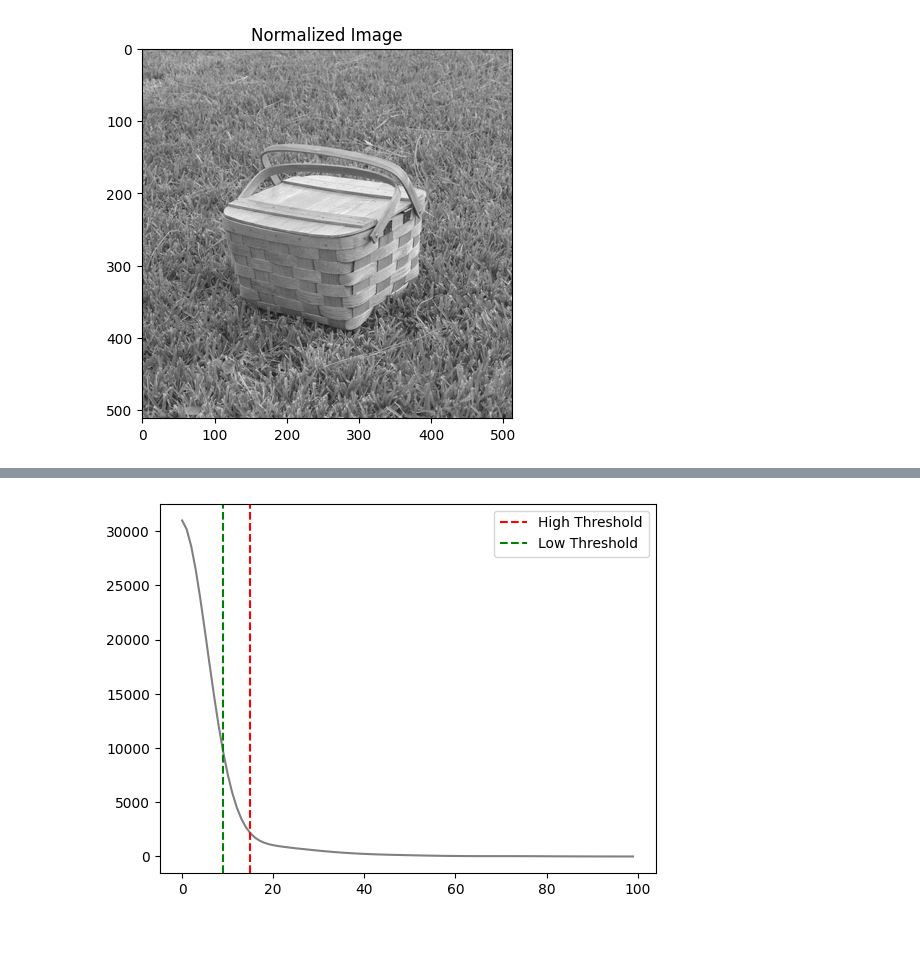
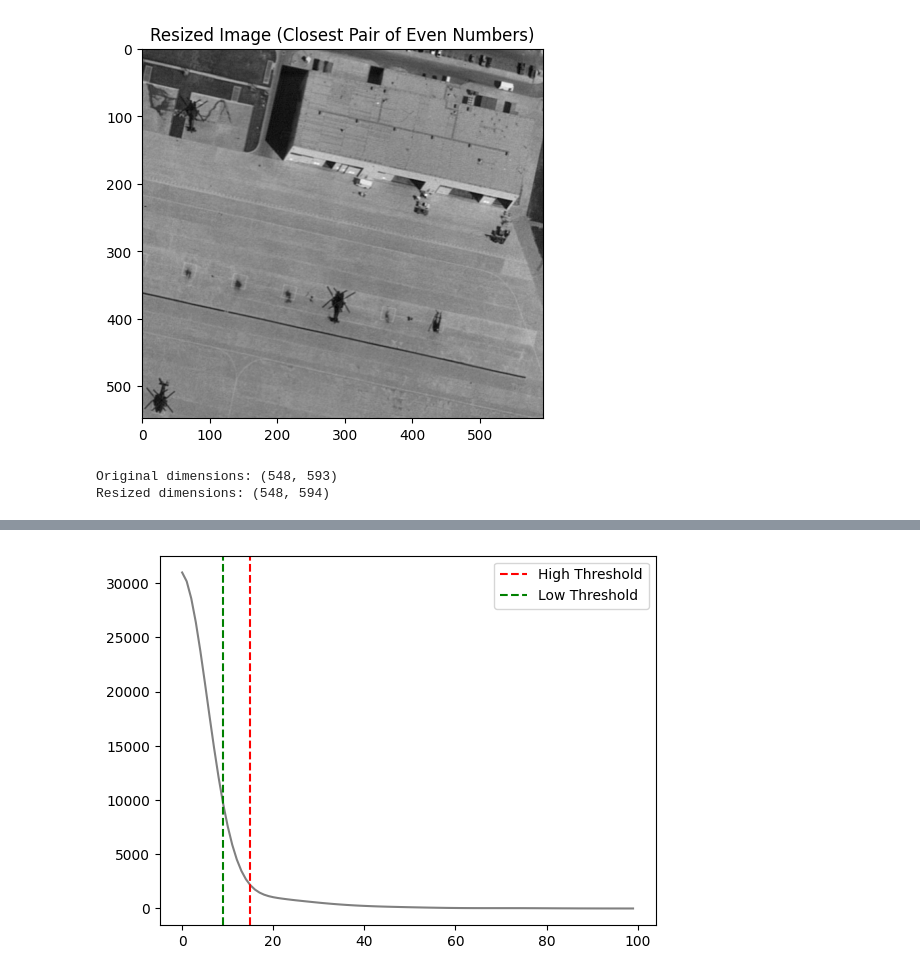
Before and after one commit to ndupont960/EtudesTechniques11, a Jupyter notebook: main.ipynb, the cells around one changed output, grey strips where cells are left out. Drawn from its saved outputs; the diff is of its cells as text; code cells hidden in the pictures; blank space fills up the shorter version.

```diff
--- a/main.ipynb
+++ b/main.ipynb
@@ -7,7 +7,7 @@ from multi_scale_edge_detection.MultiScaleContourDetector import multi_scale_con
 # %%
 
 # Read the image
-image = cv2.imread('database/images/basket.pgm', cv2.IMREAD_UNCHANGED)
+image = cv2.imread('database/images/aerial/airfield.pgm', cv2.IMREAD_UNCHANGED)
 
 if image is None:
     print("Error: Unable to read the image.")
@@ -22,8 +22,44 @@ else:
     plt.imshow(image_normalized, cmap='gray')
     plt.title('Normalized Image')
     plt.show()
-# %% [output]
-[figure, removed]
+# %%
+import cv2
+import cv2
+import numpy as np
+import matplotlib.pyplot as plt
+
+# Read the image
+image = cv2.imread('database/images/aerial/airfield.pgm', cv2.IMREAD_UNCHANGED)
+
+if image is None:
+    print("Error: Unable to read the image.")
+else:
+    # Convert to float
+    image = image.astype(float)
+
+    # Normalize the image values to be between 0 and 1
+    image_normalized = (image - image.min()) / (image.max() - image.min())
+
+    # Calculate the closest even pair of numbers
+    height, width = image.shape[:2]
+    new_height = 2 * int(np.ceil(height / 2))
+    new_width = 2 * int(np.ceil(width / 2))
+
+    # Resize the image
+    resized_image = cv2.resize(image_normalized, (new_width, new_height))
+
+    # Display the resized image
+    plt.imshow(resized_image, cmap='gray')
+    plt.title('Resized Image (Closest Pair of Even Numbers)')
+    plt.show()
+
+    # Print the new dimensions
+    print("Original dimensions:", image.shape[:2])
+    print("Resized dimensions:", resized_image.shape[:2])
+# %% [output]
+[figure, added]
+Original dimensions: (548, 593)
+Resized dimensions: (548, 594)
 # %%
 ## adding noise to the image
 
```
Also changed, not shown: parts of 2 cells of this notebook.
